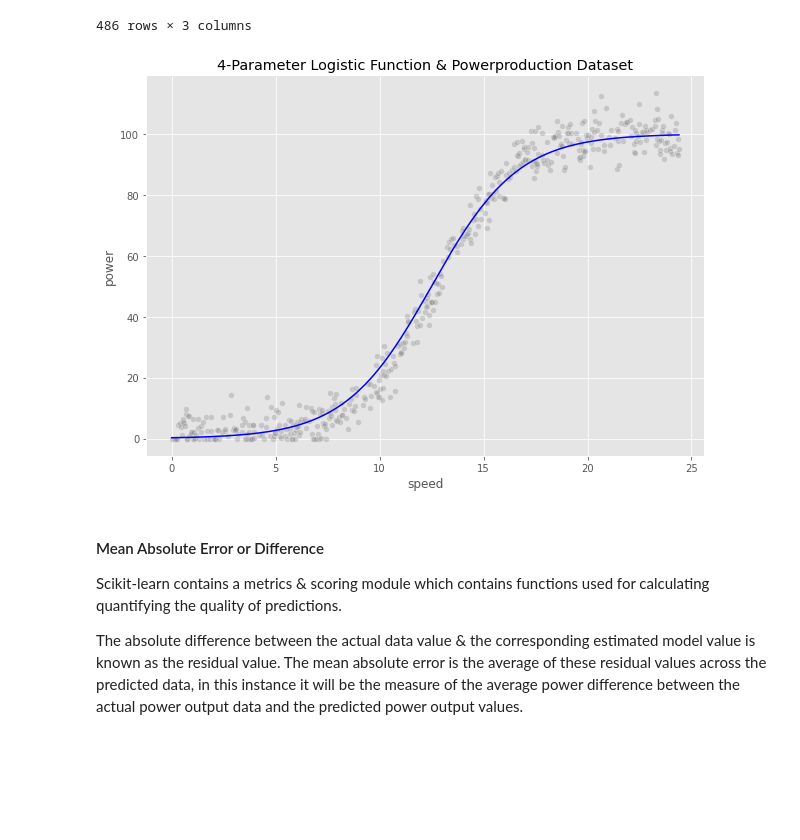
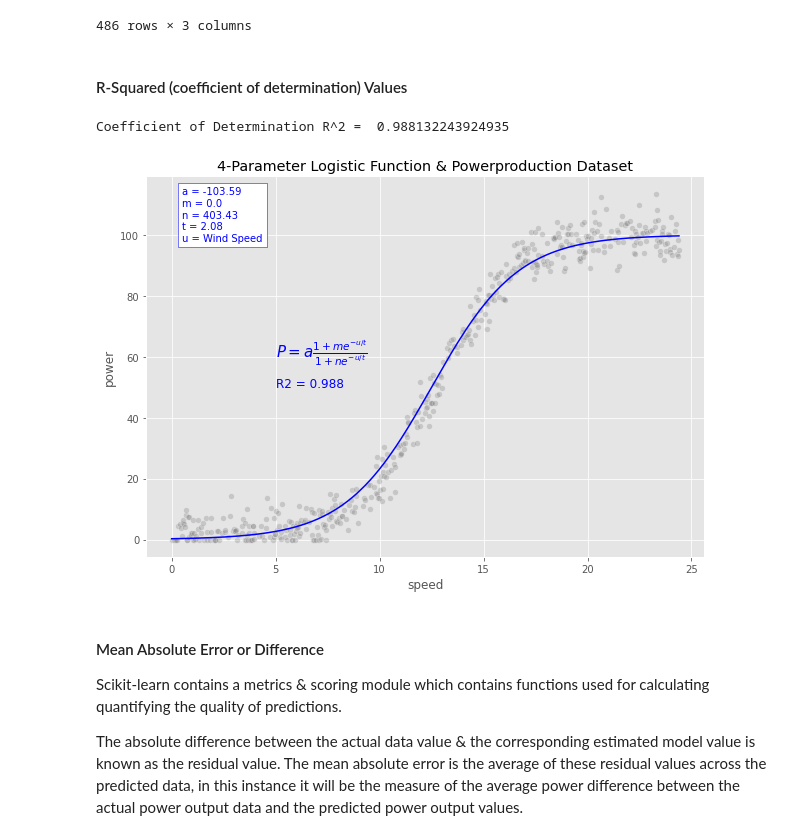
Before and after one commit to PaulSweeney89/FDA-Project2020, a Jupyter notebook: windpower.ipynb, the cells around one changed output. Cells and saved outputs as stored; diff of their text form; code cells hidden in the pictures; blank space fills up the shorter version.

Commit message:
added R2 values to 4p Log model, updated notes

```diff
--- a/windpower.ipynb
+++ b/windpower.ipynb
@@ -363,7 +367,7 @@ tau = 2.0833333333333335
 def P2(u):
     '''4-parameter logistic function,
     Input parameters: -
-    a, m, n & r'''
+    a, m, n & tau'''
     # a, m, n, tau = 100, 0, 600, 2 # Initial Estimate test values (uncomment to use as inputs)
     P = a * (1.0 + m * np.exp(-u / tau)) / (1.0 + n * np.exp(-u / tau))
     return P
@@ -418,18 +422,46 @@ df_4p_model
 | 24.374 | 99.666360 | 98.223 | 1.443360 |
 | 24.399 | 99.670326 | 95.117 | 4.553326 |
 486 rows × 3 columns
+# %% [markdown]
+#### R-Squared (coefficient of determination) Values
+# %%
+# R-Squared value for 4-P Logistic Function
+r_sq_4p = metrics.r2_score(df_4p_model["Power Actual"], df_4p_model["Power Predict"])
+
+print("Coefficient of Determination R^2 = ", r_sq_4p)
+# %% [output]
+Coefficient of Determination R^2 =  0.988132243924935
 # %%
 # Plot of 4-P Logistic Function
 sns.lineplot(x=df_4p_model.index, y=df_4p_model["Power Predict"], color='b')
 
 # apply title to plot
 plt.title("4-Parameter Logistic Function & Powerproduction Dataset")
 
+# apply function formula text to plot
+plt.text(5, 60,
+         r'$ P = a \frac{1 + me^{-u/t}}{1+ ne^{-u/t}} $',
+         size=15, color='b'
+        )
+
+# Include function variable values in plot
+txt = '\n'.join((
+        "a = {}".format(round(a, 2)),
+        "m = {}".format(round(m, 2)),
+        "n = {}".format(round(n, 2)),
+        "t = {}".format(round(tau, 2)),
+        "u = Wind Speed" ))
+
+plt.text(0.5, 98, txt, bbox=dict(facecolor='w', edgecolor='b'), color='b')
+
+# Include R-Squared value in plot
+plt.text(5, 50, "R2 = {}".format(round(r_sq_4p, 3)), color='b', size=12)
+
 # Powerproduction Dataset Plot
 sns.scatterplot(data=df_clean, x="speed", y="power", color='grey', alpha=0.3)
 plt.show()
 # %% [output]
-[figure, old version]
+[figure, new version]
 # %% [markdown]
 #### Mean Absolute Error or Difference
 
```
Also changed, not shown: parts of 6 cells of this notebook.
